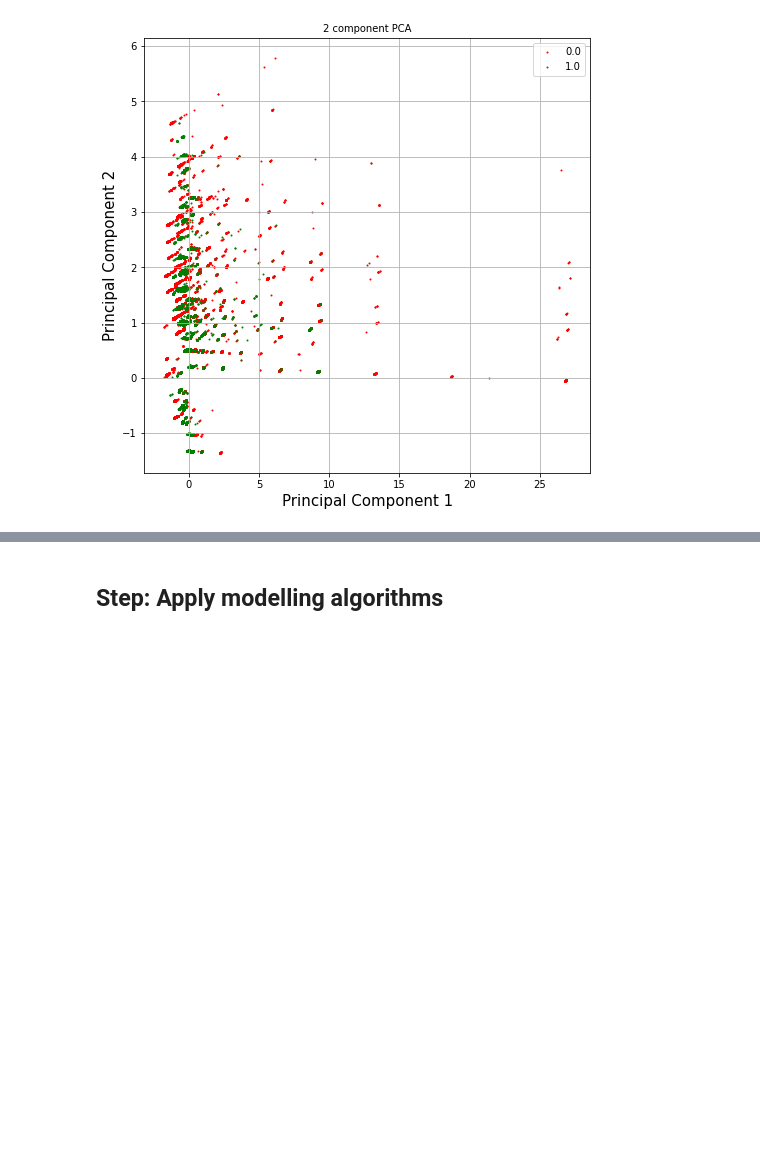
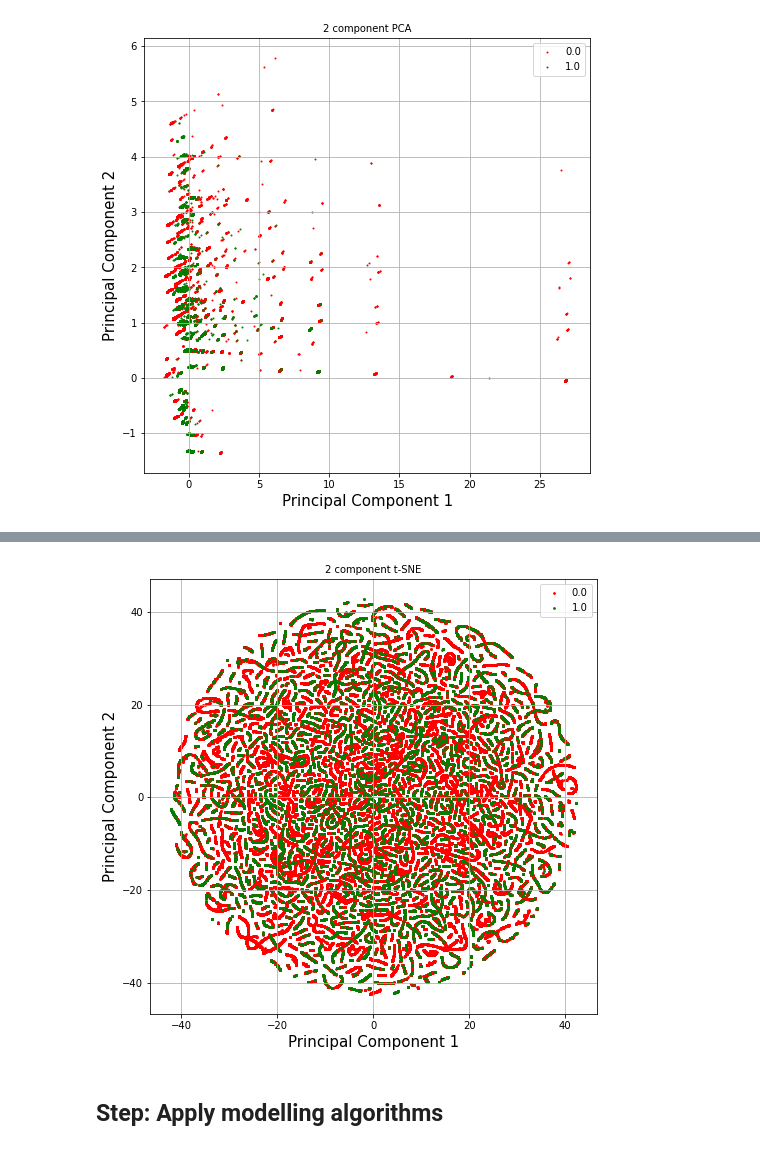
Before and after one commit to yduh/Detroit-BlightViolation-Ticket, a Jupyter notebook: resample.ipynb, the cells around one changed output, grey strips where cells are left out. Drawn from its saved outputs; the diff is of its cells as text; code cells hidden in the pictures; blank space fills up the shorter version.

```diff
--- a/resample.ipynb
+++ b/resample.ipynb
@@ -88,8 +95,8 @@ targets = [0.0, 1.0]
 colors = ['r', 'g']
 for target, color in zip(targets, colors):
     indicesToKeep = finalDf['compliance'] == target
-    ax.scatter(finalDf.loc[indicesToKeep, 'principal component 1']
-               , finalDf.loc[indicesToKeep, 'principal component 2']
+    ax.scatter(finalDf.loc[indicesToKeep, 'comp1']
+               , finalDf.loc[indicesToKeep, 'comp2']
                , c = color
                , s = 1)
 ax.legend(targets)
@@ -100,0 +108,4 @@ ax.grid()
+# %%
+from sklearn.manifold import TSNE
+
+tsne = TSNE(n_components=2, perplexity=30.0, n_iter=400, verbose=1).fit_transform(df_train)
@@ -100,0 +130,4 @@ ax.grid()
+# %%
+finalDf['dim1'] = tsne[:, 0]
+finalDf['dim2'] = tsne[:, 1]
+finalDf
@@ -101,3 +148,21 @@ ax.grid()
+# %%
+fig = plt.figure(figsize = (8,8))
+ax = fig.add_subplot(1,1,1)
+ax.set_xlabel('Principal Component 1', fontsize = 15)
+ax.set_ylabel('Principal Component 2', fontsize = 15)
+ax.set_title('2 component t-SNE', fontsize = 10)
+targets = [0.0, 1.0]
+colors = ['r', 'g']
+for target, color in zip(targets, colors):
+    indicesToKeep = finalDf['compliance'] == target
+    ax.scatter(finalDf.loc[indicesToKeep, 'dim1']
+               , finalDf.loc[indicesToKeep, 'dim2']
+               , c = color
+               , s = 3)
+ax.legend(targets)
+ax.grid()
+# %% [output]
+[figure, added]
 # %% [markdown]
 ## Step: Apply modelling algorithms
 # %%
```
Also changed, not shown: parts of 30 cells of this notebook, 1 other file.
